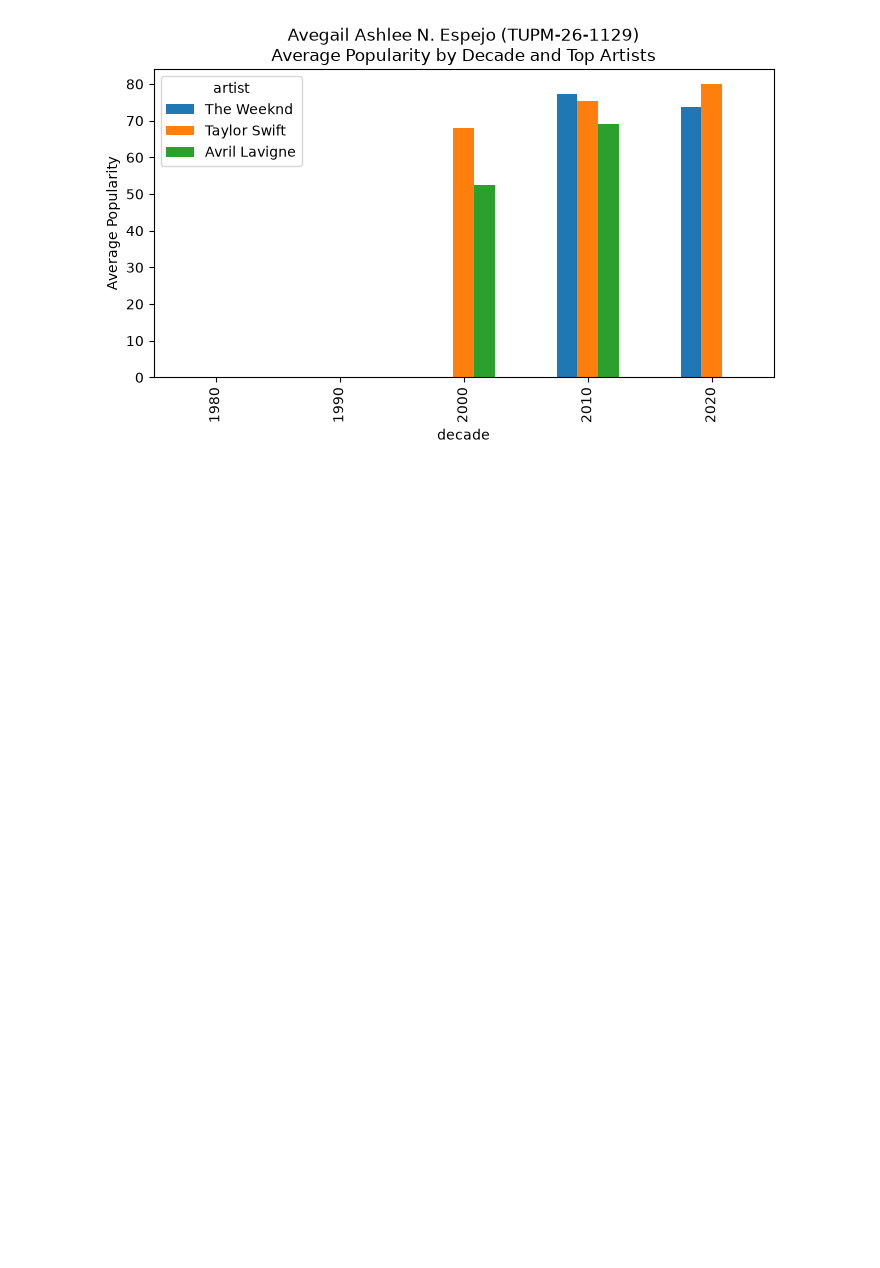
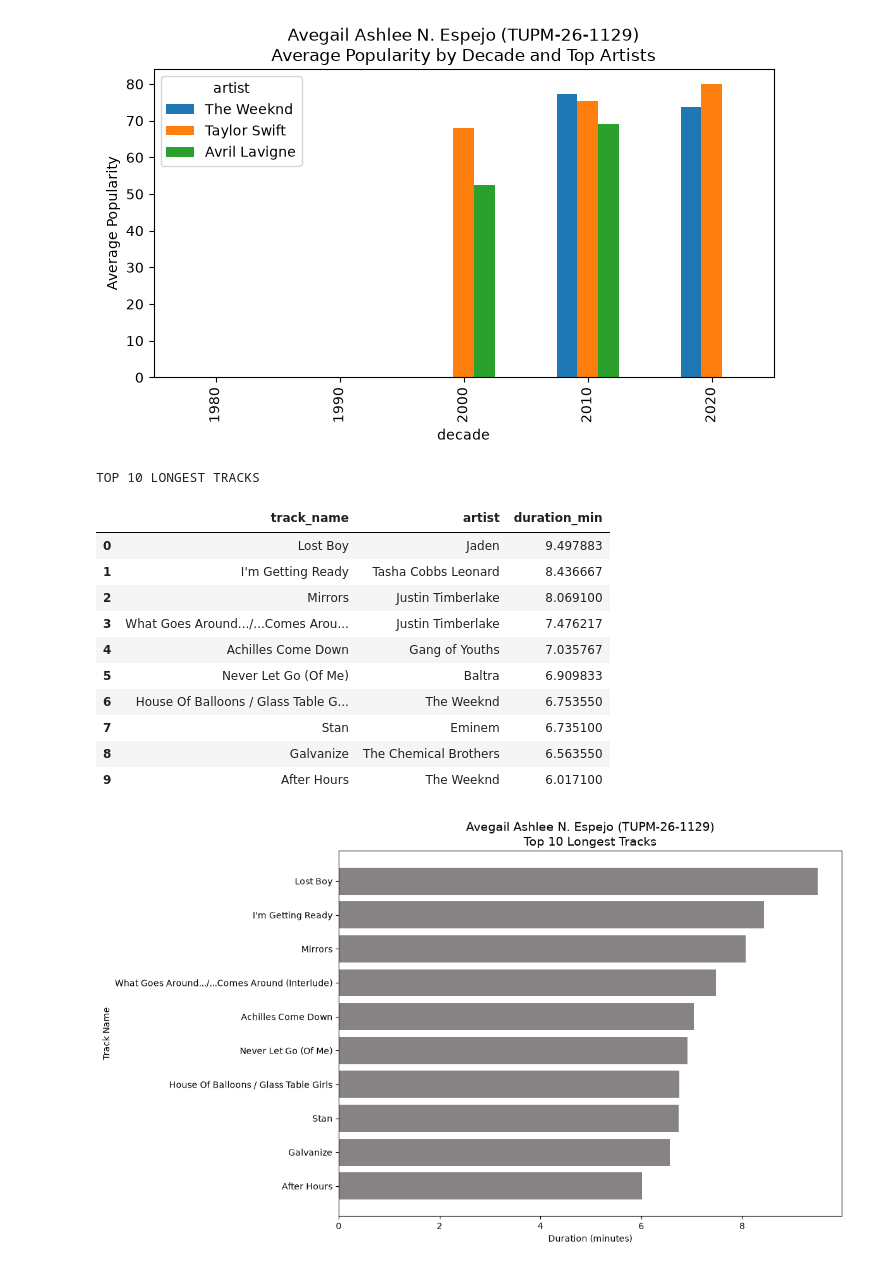
Before and after one commit to avegailashleeespejo/Lab8_Data_Visualization, a Jupyter notebook: Lab8_Data_Visualization.ipynb, the cells around one changed output. Saved outputs shown, nothing was run; the diff lists cells and outputs as text; code cells hidden in the pictures; blank space fills up the shorter version.

Commit message:
Completed Lab8 Data Visualization with Addistional Exercises

```diff
--- a/Lab8_Data_Visualization.ipynb
+++ b/Lab8_Data_Visualization.ipynb
@@ -516,3 +516,61 @@ plt.ylabel('Average Popularity')
 plt.show()
 # %% [output]
 [figure]
+# %%
+
+# ADDITIONAL EXERCISE 1
+# IDENTIFY LONGEST TRACKS
+
+# Set personalized bar color
+color_bar = color1
+
+# Sort songs by duration in descending order
+longest_tracks = df.sort_values(
+    by='duration_min',
+    ascending=False
+).head(10)
+
+# Display the top 10 longest tracks
+print("TOP 10 LONGEST TRACKS")
+
+display(
+    longest_tracks[['track_name', 'artist', 'duration_min']]
+    .reset_index(drop=True)
+)
+
+# Create horizontal bar chart
+plt.figure(figsize=(12, 7))
+
+plt.barh(
+    longest_tracks['track_name'],
+    longest_tracks['duration_min'],
+    color=color_bar
+)
+
+plt.title(
+    f"{student_name} ({student_id})\nTop 10 Longest Tracks",
+    fontsize=14
+)
+
+plt.xlabel('Duration (minutes)')
+plt.ylabel('Track Name')
+
+# Display longest track at the top
+plt.gca().invert_yaxis()
+
+plt.tight_layout()
+plt.show()
+# %% [output]
+TOP 10 LONGEST TRACKS
+|  | track_name | artist | duration_min |
+| 0 | Lost Boy | Jaden | 9.497883 |
+| 1 | I'm Getting Ready | Tasha Cobbs Leonard | 8.436667 |
+| 2 | Mirrors | Justin Timberlake | 8.069100 |
+| 3 | What Goes Around.../...Comes Arou... | Justin Timberlake | 7.476217 |
+| 4 | Achilles Come Down | Gang of Youths | 7.035767 |
+| 5 | Never Let Go (Of Me) | Baltra | 6.909833 |
+| 6 | House Of Balloons / Glass Table G... | The Weeknd | 6.753550 |
+| 7 | Stan | Eminem | 6.735100 |
+| 8 | Galvanize | The Chemical Brothers | 6.563550 |
+| 9 | After Hours | The Weeknd | 6.017100 |
+[figure, added]
```
Also changed, not shown: parts of 3 cells of this notebook, 1 other file.
